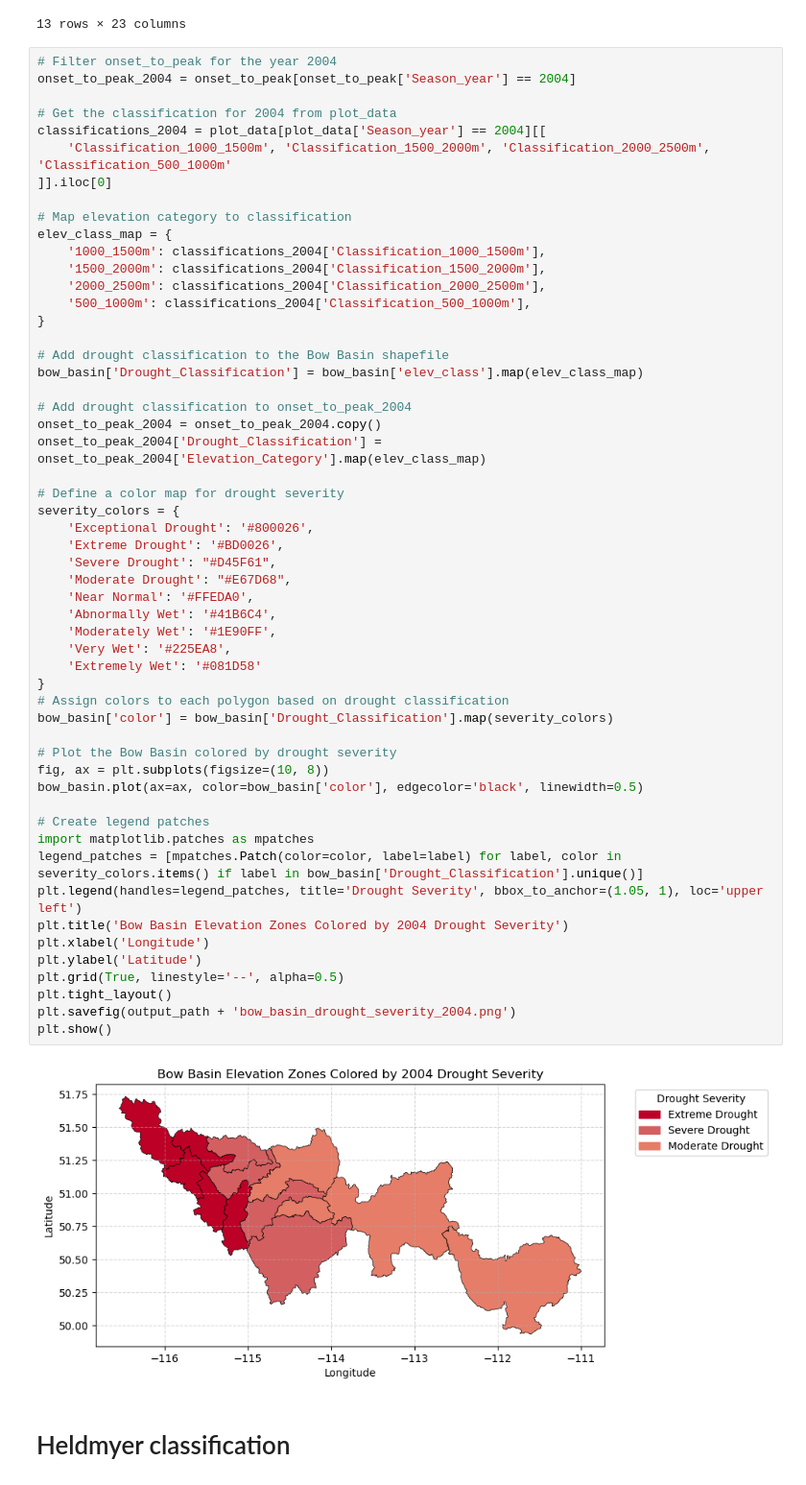
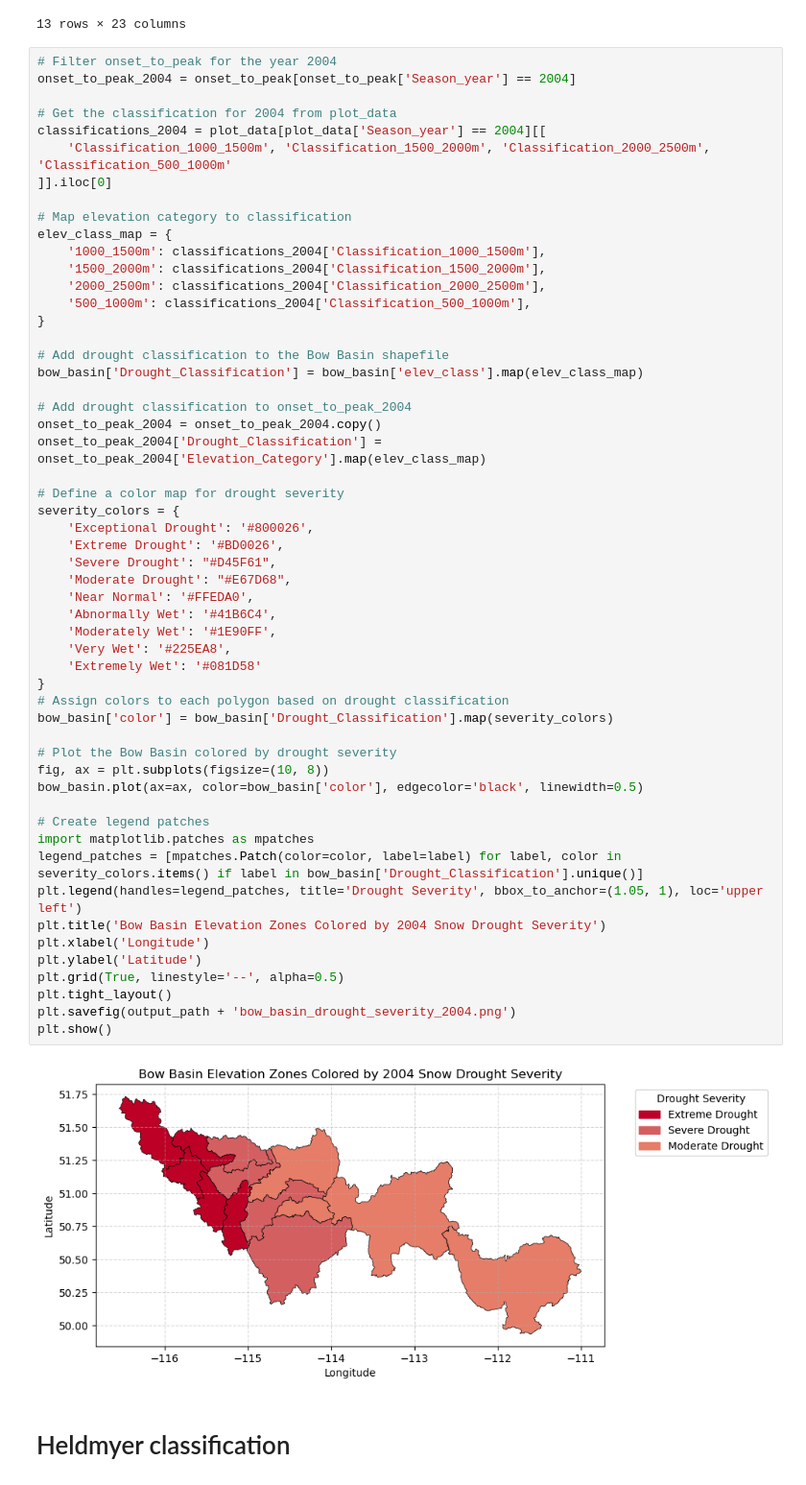
Before and after one commit to hasithajayamaha/snowdroughtindex-main, a Jupyter notebook: notebooks/workflows/3_Full_workflow_comparison.ipynb, the cells around one changed output. Shown at 96% size. Drawn from its saved outputs; the diff is of its cells as text.

```diff
--- a/notebooks/workflows/3_Full_workflow_comparison.ipynb
+++ b/notebooks/workflows/3_Full_workflow_comparison.ipynb
@@ -502,35 +502,35 @@ onset_to_peak_2004['Drought_Classification'] = onset_to_peak_2004['Elevation_Cat
 # Define a color map for drought severity
 severity_colors = {
     'Exceptional Drought': '#800026',
     'Extreme Drought': '#BD0026',
     'Severe Drought': "#D45F61",
     'Moderate Drought': "#E67D68",
     'Near Normal': '#FFEDA0',
     'Abnormally Wet': '#41B6C4',
     'Moderately Wet': '#1E90FF',
     'Very Wet': '#225EA8',
     'Extremely Wet': '#081D58'
 }
 # Assign colors to each polygon based on drought classification
 bow_basin['color'] = bow_basin['Drought_Classification'].map(severity_colors)
 
 # Plot the Bow Basin colored by drought severity
 fig, ax = plt.subplots(figsize=(10, 8))
 bow_basin.plot(ax=ax, color=bow_basin['color'], edgecolor='black', linewidth=0.5)
 
 # Create legend patches
 import matplotlib.patches as mpatches
 legend_patches = [mpatches.Patch(color=color, label=label) for label, color in severity_colors.items() if label in bow_basin['Drought_Classification'].unique()]
 plt.legend(handles=legend_patches, title='Drought Severity', bbox_to_anchor=(1.05, 1), loc='upper left')
-plt.title('Bow Basin Elevation Zones Colored by 2004 Drought Severity')
+plt.title('Bow Basin Elevation Zones Colored by 2004 Snow Drought Severity')
 plt.xlabel('Longitude')
 plt.ylabel('Latitude')
 plt.grid(True, linestyle='--', alpha=0.5)
 plt.tight_layout()
 plt.savefig(output_path + 'bow_basin_drought_severity_2004.png')
 plt.show()
 # %% [output]
-[figure, old version]
+[figure, new version]
 # %% [markdown]
 # Heldmyer classification
 # %%
```
Also changed, not shown: parts of 2 cells of this notebook, 1 other file.
